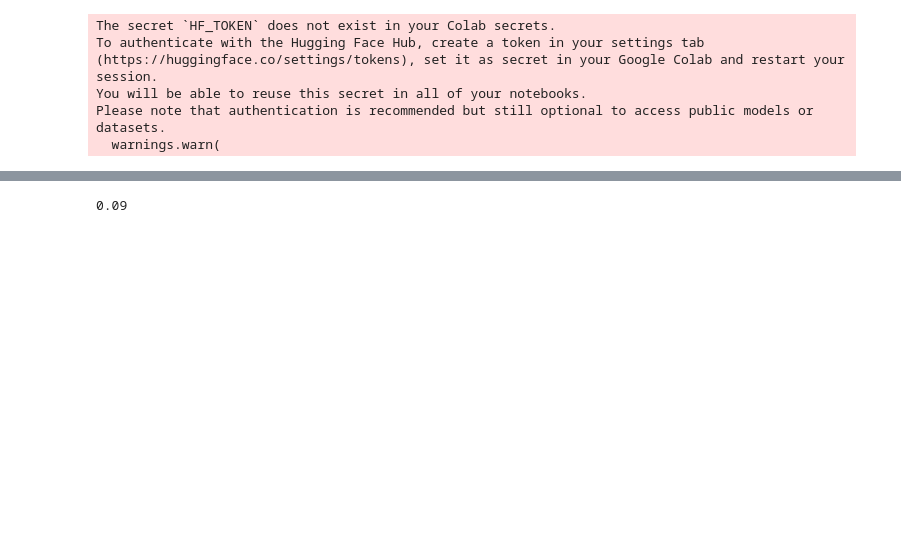
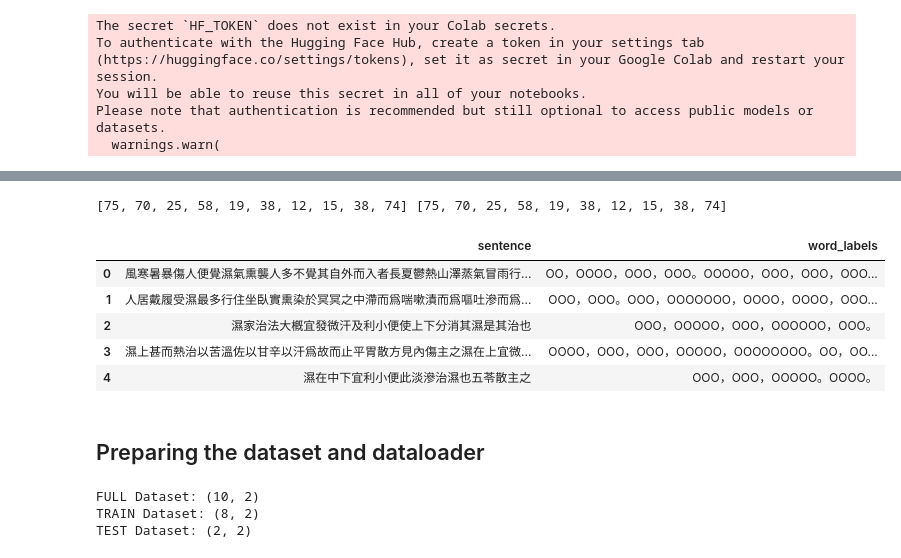
Before and after one commit to pinedance/gym-AI-NLP, a Jupyter notebook: fine_tune_BERT_한문_자동_표점_01.ipynb, the cells around one changed output, grey strips where cells are left out. Cells and saved outputs as stored; diff of their text form; code cells hidden in the pictures; blank space fills up the shorter version.

```diff
--- a/fine_tune_BERT_한문_자동_표점_01.ipynb
+++ b/fine_tune_BERT_한문_자동_표점_01.ipynb
@@ -31,7 +75,7 @@ def clean_text( text ):
     _text = _text.replace( ",", "，" )
     _text = _text.replace( ".", "。" )
     _text = _text.replace(" ", "")
-    return _text
+    return _text.strip()
 # %%
 def split_text_to_src_tgt( text ):
     _text_list = list()
@@ -55,6 +99,11 @@ def split_text_to_src_tgt( text ):
     return "".join( src ), "".join( tgt )
 # %%
 new_inputs = [
+    "風寒暑, 暴傷人便覺, 濕氣熏襲, 人多不覺. 其自外而入者, 長夏鬱熱, 山澤蒸氣, 冒雨行濕, 汗透沾衣. 多腰脚腫痛. 其自內得者, 生冷酒麪滯, 脾生濕, 鬱熱, 多肚腹腫脹. 西北人, 多內濕, 東南人, 多外濕.",
+    "人居戴履, 受濕最多. 行住坐臥, 實熏染於冥冥之中, 滯而爲喘嗽, 漬而爲嘔吐, 滲而爲泄瀉, 溢而爲浮腫. 濕瘀熱則發黃, 濕遍體則重着, 濕入關節則一身盡痛, 濕聚痰涎則昏不知人.",
+    "濕家治法, 大槪宜發微汗, 及利小便, 使上下分消其濕, 是其治也.",
+    "濕上甚而熱, 治以苦溫, 佐以甘辛, 以汗爲故而止, 平胃散方見內傷主之. 濕在上, 宜微汗而解, 不欲汗多, 故不用麻黃ㆍ乾葛輩. 宜微汗, 用防己黃芪湯.",
+    "濕在中下, 宜利小便, 此淡滲治濕也. 五苓散主之.",
     "凡濕病, 忌不得以火攻幷轉利之. 若濕家下之, 則額上汗出, 微喘, 小便不利者, 死, 下利不止者亦, 死.",
     "治濕不得猛發汗, 及灼艾灸之.",
     "濕病誤下, 則爲喘噦, 誤汗, 則發痓而死.",
@@ -122,6 +155,16 @@ list( set( predicted_tokens_classes ) )
-# %%
-labels = predicted_token_class_ids
-loss = model(**inputs, labels=labels).loss
-round(loss.item(), 2)
-# %% [output]
-0.09
+# %%
+print( [ len(e) for e in src_text], [len(e) for e in tgt_text ])
+# %% [output]
+[75, 70, 25, 58, 19, 38, 12, 15, 38, 74] [75, 70, 25, 58, 19, 38, 12, 15, 38, 74]
+# %%
+data = pd.DataFrame( {"sentence": src_text, "word_labels": tgt_text} ).drop_duplicates().reset_index(drop=True)
+data.head()
+# %% [output]
+|  | sentence | word_labels |
+| 0 | 風寒暑暴傷人便覺濕氣熏襲人多不覺其自外而入者長夏鬱熱山澤蒸氣冒雨行... | OO，OOOO，OOO，OOO。OOOOO，OOO，OOO，OOO... |
+| 1 | 人居戴履受濕最多行住坐臥實熏染於冥冥之中滯而爲喘嗽漬而爲嘔吐滲而爲... | OOO，OOO。OOO，OOOOOOO，OOOO，OOOO，OOO... |
+| 2 | 濕家治法大槪宜發微汗及利小便使上下分消其濕是其治也 | OOO，OOOOO，OOO，OOOOOO，OOO。 |
+| 3 | 濕上甚而熱治以苦溫佐以甘辛以汗爲故而止平胃散方見內傷主之濕在上宜微... | OOOO，OOO，OOO，OOOOO，OOOOOOOO。OO，OO... |
+| 4 | 濕在中下宜利小便此淡滲治濕也五苓散主之 | OOO，OOO，OOOOO。OOOO。 |
+# %% [markdown]
+## Preparing the dataset and dataloader
@@ -127,0 +253,17 @@ round(loss.item(), 2)
+# %%
+train_size = 0.8
+train_dataset = data.sample(frac=train_size,random_state=200)
+test_dataset = data.drop(train_dataset.index).reset_index(drop=True)
+train_dataset = train_dataset.reset_index(drop=True)
+
+print("FULL Dataset: {}".format(data.shape))
+print("TRAIN Dataset: {}".format(train_dataset.shape))
+print("TEST Dataset: {}".format(test_dataset.shape))
+
+training_set = dataset(train_dataset, tokenizer, MAX_LEN)
+testing_set = dataset(test_dataset, tokenizer, MAX_LEN)
+training_set = dataset(data, tokenizer, MAX_LEN )
+# %% [output]
+FULL Dataset: (10, 2)
+TRAIN Dataset: (8, 2)
+TEST Dataset: (2, 2)
```
Also changed, not shown: parts of 46 cells of this notebook.
